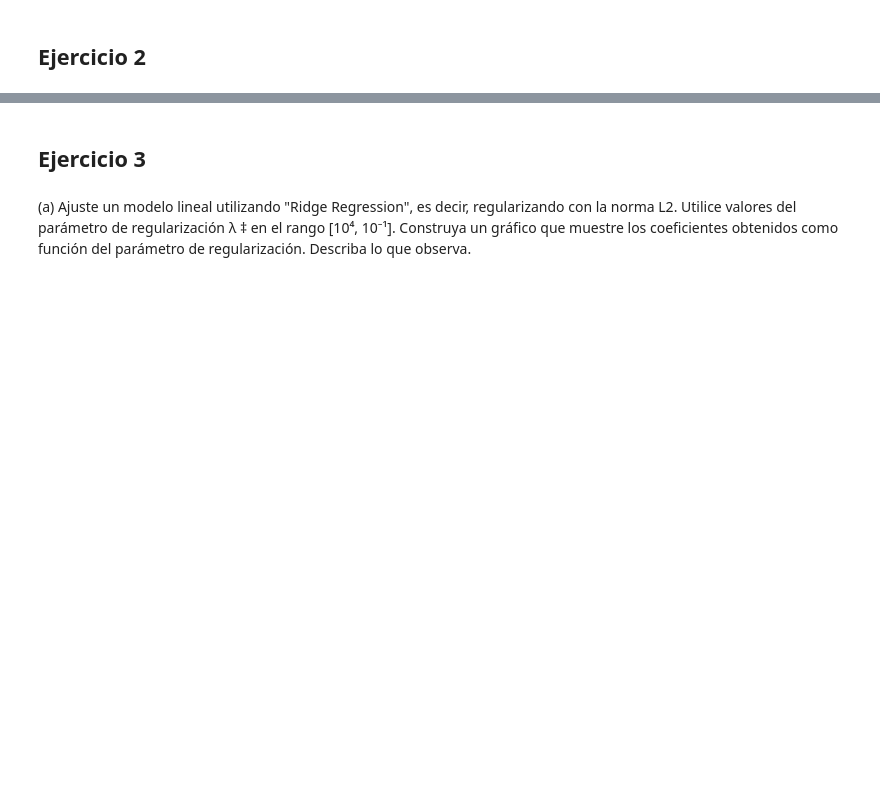
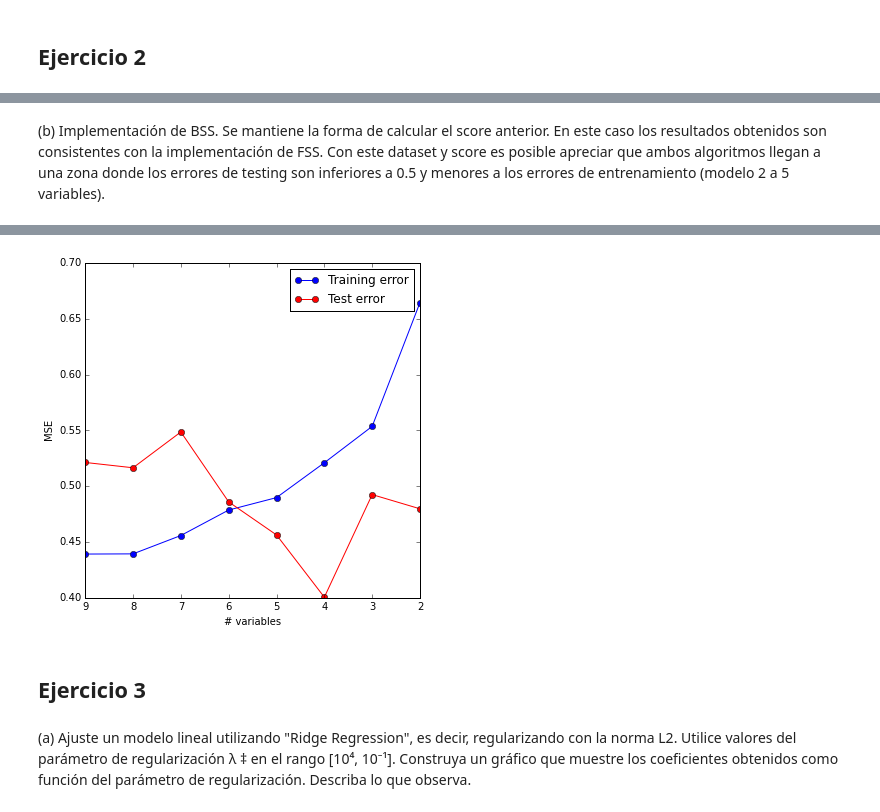
Before and after one commit to asazo/ML, a Jupyter notebook: tarea1/tarea1.ipynb, the cells around one changed output, grey strips where cells are left out. Cells and saved outputs as stored; diff of their text form; code cells hidden in the pictures; blank space fills up the shorter version.

```diff
--- a/tarea1/tarea1.ipynb
+++ b/tarea1/tarea1.ipynb
@@ -249,0 +250,72 @@ totalvars=9, R^2 = 0.694371
+# %% [markdown]
+(b) Implementación de BSS. Se mantiene la forma de calcular el score anterior. En este caso los resultados obtenidos son consistentes con la implementación de FSS. Con este dataset y score es posible apreciar que ambos algoritmos llegan a una zona donde los errores de testing son inferiores a 0.5 y menores a los errores de entrenamiento (modelo 2 a 5 variables).
+# %%
+def bss(x, y, x_test, y_test, names_x):
+    names_x = np.array(names_x)
+    # Inicialmente no descartamos ningun valor
+    dropped = []
+    # Las variables del modelo son todas las originales
+    variables = range(0, x.shape[1])
+    nvars = []
+    training_errors = []
+    test_errors = []
+    # Mientras hayan variables
+    while len(variables) > 1:
+        scores = []
+        # Por cada variable verificar cual es aquella que menos influye
+        for candidate in variables:
+            # Crear un nuevo modelo de regresion
+            model = lm.LinearRegression(fit_intercept=False)
+            indexes = []
+            indexes[:] = variables + [x.shape[1]-1]
+            # Remover una variable
+            indexes.remove(candidate)
+            x_train = x[:,indexes]
+            # Hacer el fit del modelo y predecir
+            model.fit(x_train, y)
+            # Predecir sobre training y test
+            _x_test = x_test.as_matrix()[:,indexes]
+            yhat_test = model.predict(_x_test)
+            yhat_train = model.predict(x_train)
+            # Obtener residuos y calcular R^2
+            residuals_train = yhat_train - y
+            residuals_test = yhat_test - y_test
+            # Calcular Error de entrenamiento
+            training_error = np.mean(np.power(residuals_train,2))
+            test_error = np.mean(np.power(residuals_test, 2))
+            mean_y = np.mean(y)
+            SS_tot = np.sum(np.power(y-mean_y,2))
+            SS_res = np.sum(np.power(residuals_train,2))
+            # Calcular R^2 para cada modelo
+            R2 = 1 - (SS_res/SS_tot)
+            scores.append((R2, candidate, training_error, test_error))
+        scores.sort()
+        best_new_score, drop_candidate, best_training_error, best_test_error = scores.pop()
+        #score_dropped[:] = score_dropped[::-1]
+        #worst_new_score, worst_candidate, worst_training_error, worst_test_error = score_dropped.pop()
+        variables.remove(drop_candidate)
+        dropped.append(drop_candidate)
+        nvars.append(len(indexes))
+        training_errors.append(best_training_error)
+        test_errors.append(best_test_error)
+        # R^2 correspondiente a esta configuracion para testing set
+        if(len(variables) == x.shape[1]-1):
+            print "No variables dropped"
+            print "totalvars=%d, best R^2 = %f"%(len(indexes), best_new_score)
+        else:
+            print "dropped = %s ..."%names_x[drop_candidate]
+            print "surviving = %s ..."%names_x[variables]
+            print "totalvars=%d, best R^2 = %f"%(len(indexes), best_new_score)
+    return  nvars, training_errors, test_errors
+
+nvars, training_errors, test_errors = bss(Xm, ym, Xtest, ytest, names_regressors)
+
+plt.figure(figsize=(6,6))
+plt.gca().invert_xaxis()
+plt.plot(nvars, training_errors, 'bo-', label="Training error")
+plt.plot(nvars, test_errors, 'ro-', label="Test error")
+plt.legend()
+plt.xlabel("# variables")
+plt.ylabel("MSE")
+plt.show()
+# %% [output]
@@ -250,3 +339,4 @@ totalvars=9, R^2 = 0.694371
+[figure, added]
 # %% [markdown]
 ## Ejercicio 3
 # %% [markdown]
```
Also changed, not shown: parts of 15 cells of this notebook.
